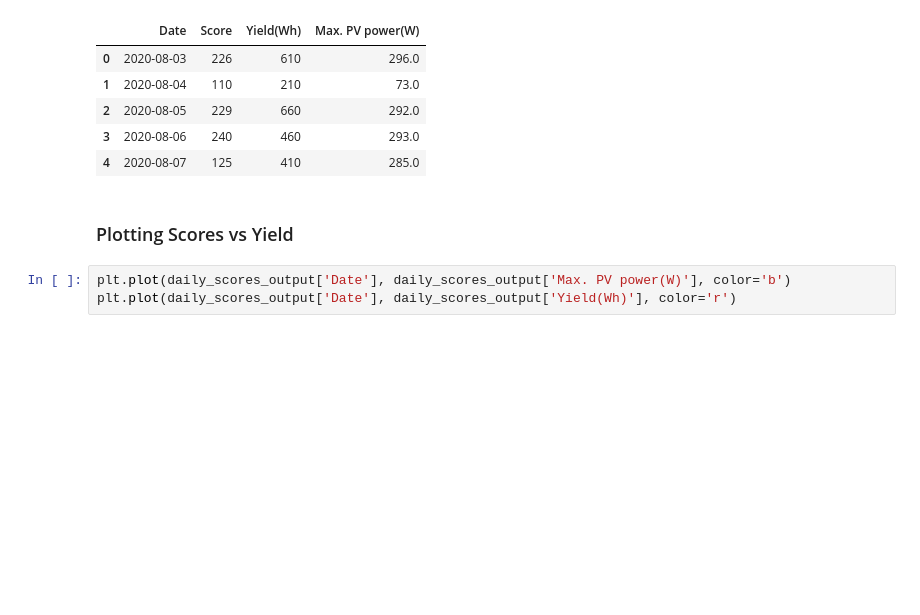
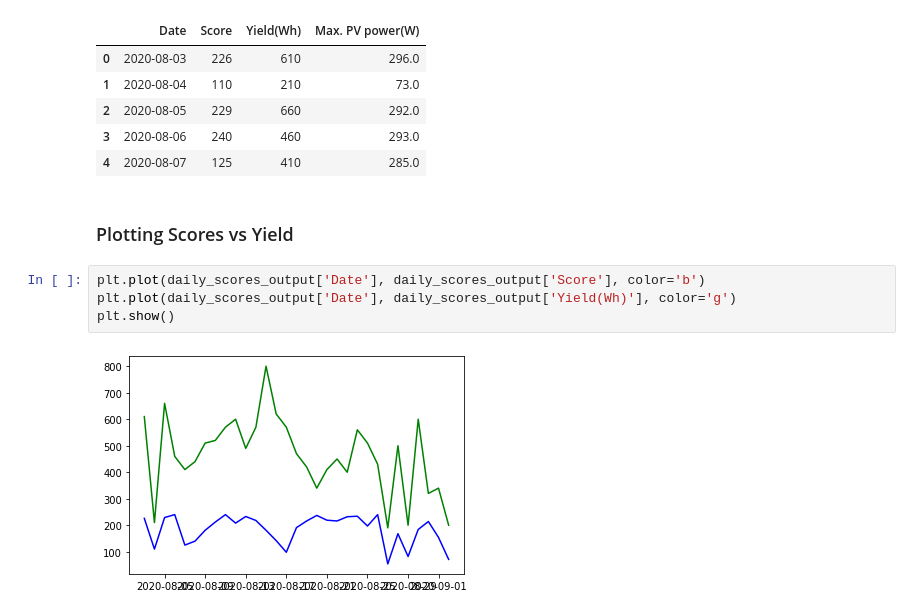
Before and after one commit to rogeramitchell/solar-panel-forecast, a Jupyter notebook: Exploring Data Graphically.ipynb, the cells around one changed output. Cells and saved outputs as stored; diff of their text form; blank space fills up the shorter version.

```diff
--- a/Exploring Data Graphically.ipynb
+++ b/Exploring Data Graphically.ipynb
@@ -256,5 +256,8 @@ daily_scores_output.head()
 # %% [markdown]
 ### Plotting Scores vs Yield
 # %%
-plt.plot(daily_scores_output['Date'], daily_scores_output['Max. PV power(W)'], color='b')
-plt.plot(daily_scores_output['Date'], daily_scores_output['Yield(Wh)'], color='r')
+plt.plot(daily_scores_output['Date'], daily_scores_output['Score'], color='b')
+plt.plot(daily_scores_output['Date'], daily_scores_output['Yield(Wh)'], color='g')
+plt.show()
+# %% [output]
+[figure, added]
```
